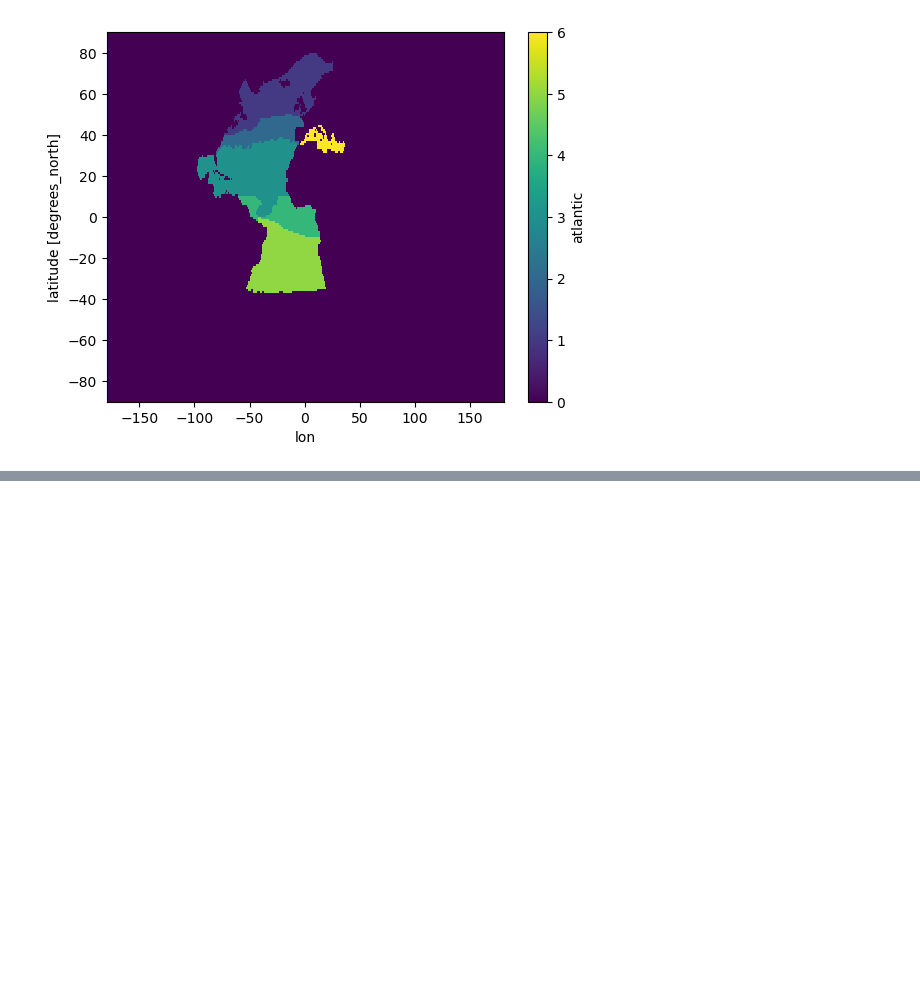
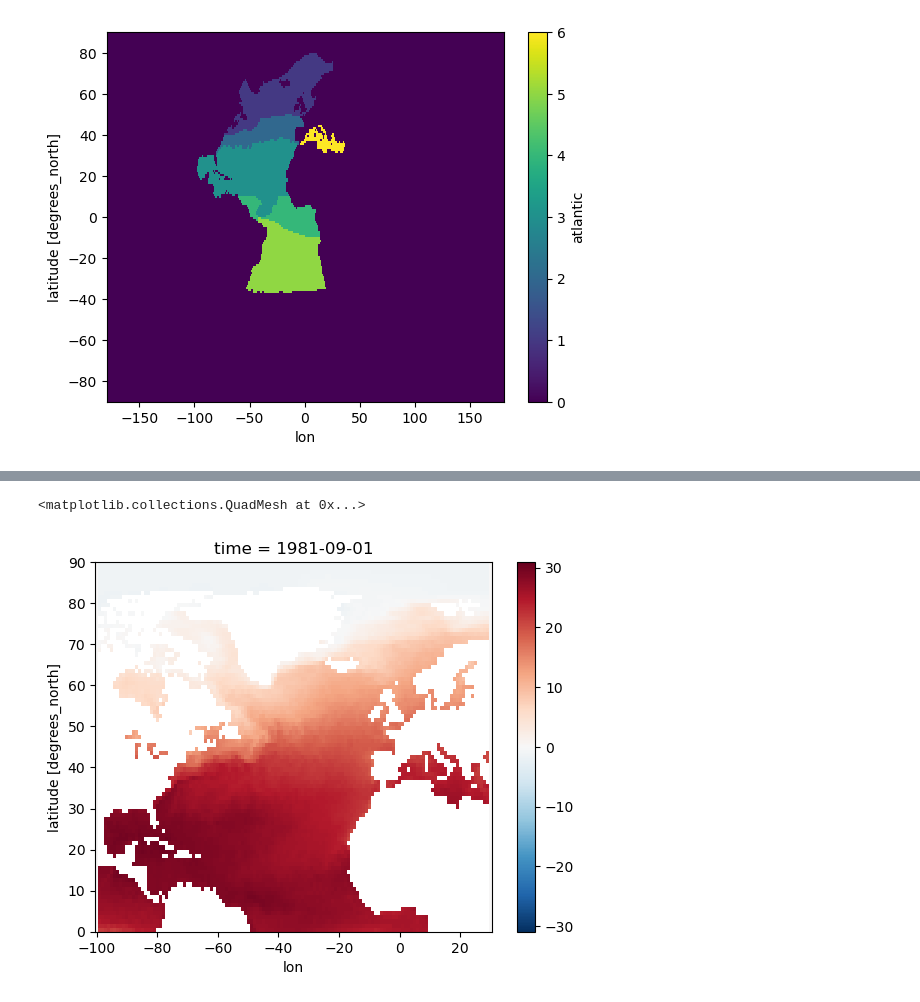
Before and after one commit to shanicetbailey/MHW-gfdl, a Jupyter notebook: amo-index.ipynb, the cells around one changed output, grey strips where cells are left out. Drawn from its saved outputs; the diff is of its cells as text; code cells hidden in the pictures; blank space fills up the shorter version.

```diff
--- a/amo-index.ipynb
+++ b/amo-index.ipynb
@@ -60,5 +62,5 @@ sst.to_dataset().to_netcdf('/work5/stb/MHW-gfdl/compare_avgs_trends/amo_index.nc
 # %%
 ds = xr.open_dataset('oisst-monthly-NATL.nc', chunks={})
 # %%
-ds
+ds.load()
 # %% [output]
@@ -253,0 +134,8 @@ plt.grid()
+# %%
+mask = m_new.atlantic.sel(lat=slice(0,90), lon=slice(-100,30))
+mask_bool = mask.where(mask==0, 1)
+# %%
+regridder = xe.Regridder(ds.sst[0], mask_bool, method='bilinear')
+
+sst_ng = regridder(ds.sst)
+sst_ng
@@ -253,0 +160,5 @@ plt.grid()
+# %%
+sst_ng[0].plot()
+# %% [output]
+<matplotlib.collections.QuadMesh at 0x...>
+[figure, added]
```
Also changed, not shown: parts of 33 cells of this notebook.
